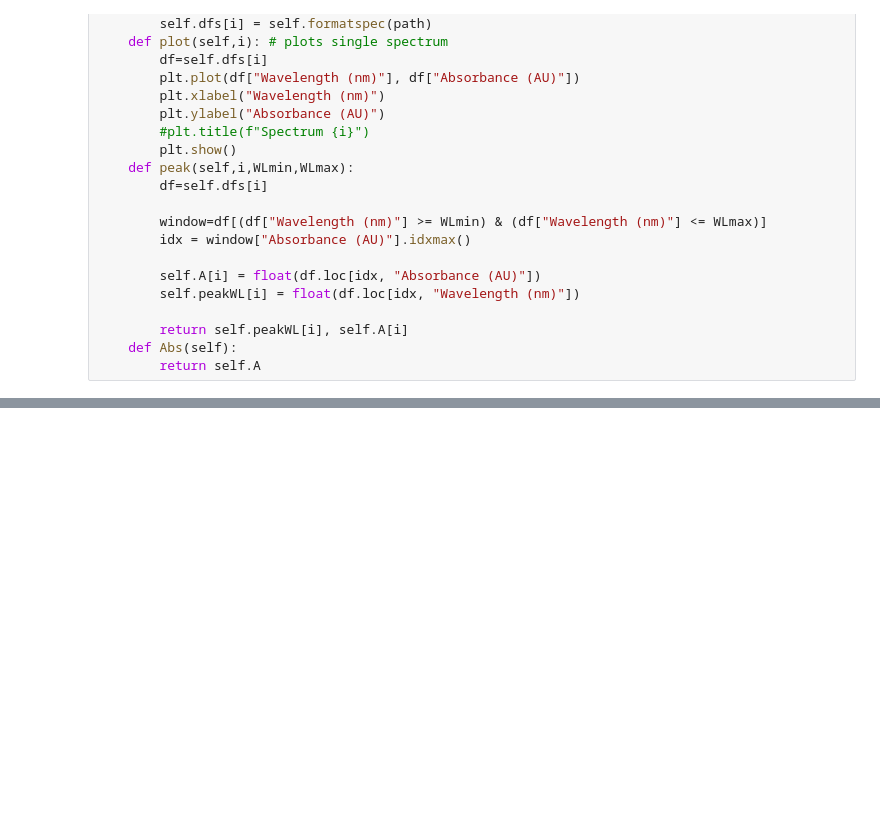
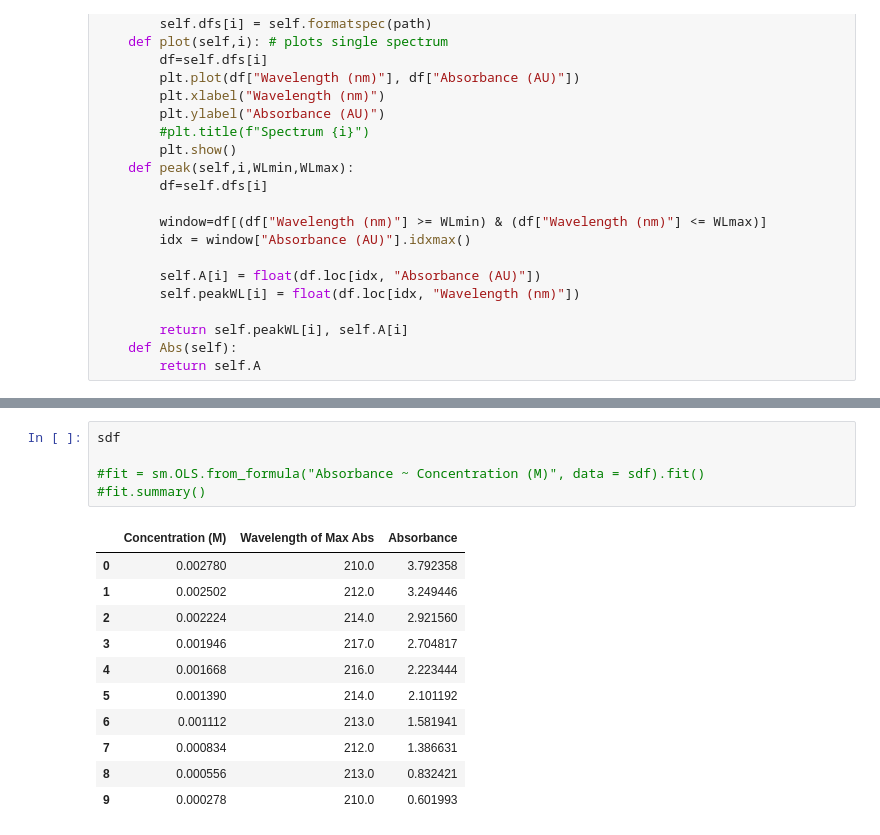
Before and after one commit to lailarainmonroe/CHEM-483, a Jupyter notebook: UV-vis workup func.ipynb, the cells around one changed output, grey strips where cells are left out. Saved outputs shown, nothing was run; the diff lists cells and outputs as text; blank space fills up the shorter version.

```diff
--- a/UV-vis workup func.ipynb
+++ b/UV-vis workup func.ipynb
@@ -188,0 +168,17 @@ UnicodeDecodeError: 'utf-8' codec can't decode byte 0xff in position 0: invalid
+# %%
+sdf
+
+#fit = sm.OLS.from_formula("Absorbance ~ Concentration (M)", data = sdf).fit()
+#fit.summary()
+# %% [output]
+|  | Concentration (M) | Wavelength of Max Abs | Absorbance |
+| 0 | 0.002780 | 210.0 | 3.792358 |
+| 1 | 0.002502 | 212.0 | 3.249446 |
+| 2 | 0.002224 | 214.0 | 2.921560 |
+| 3 | 0.001946 | 217.0 | 2.704817 |
+| 4 | 0.001668 | 216.0 | 2.223444 |
+| 5 | 0.001390 | 214.0 | 2.101192 |
+| 6 | 0.001112 | 213.0 | 1.581941 |
+| 7 | 0.000834 | 212.0 | 1.386631 |
+| 8 | 0.000556 | 213.0 | 0.832421 |
+| 9 | 0.000278 | 210.0 | 0.601993 |
```
Also changed, not shown: parts of 9 cells of this notebook.
